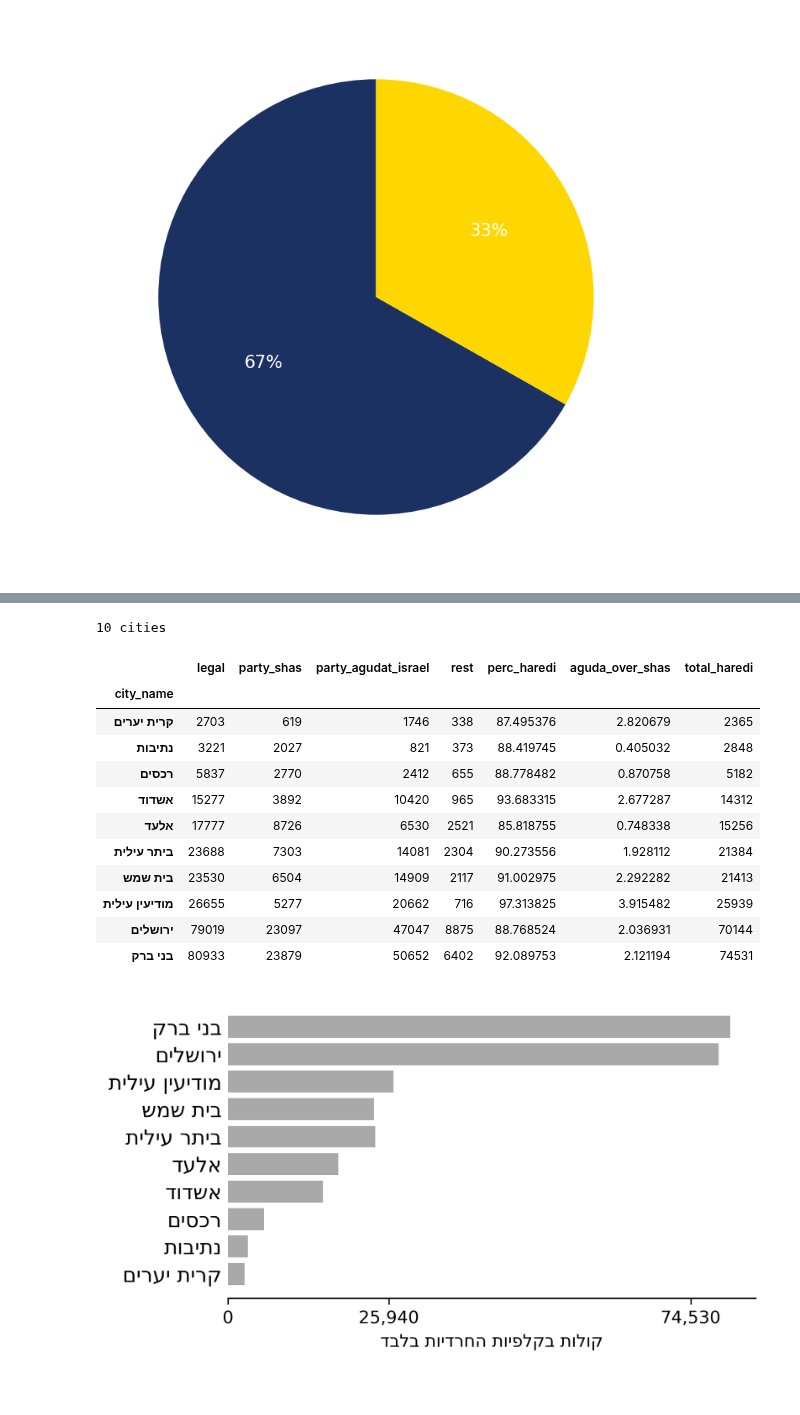
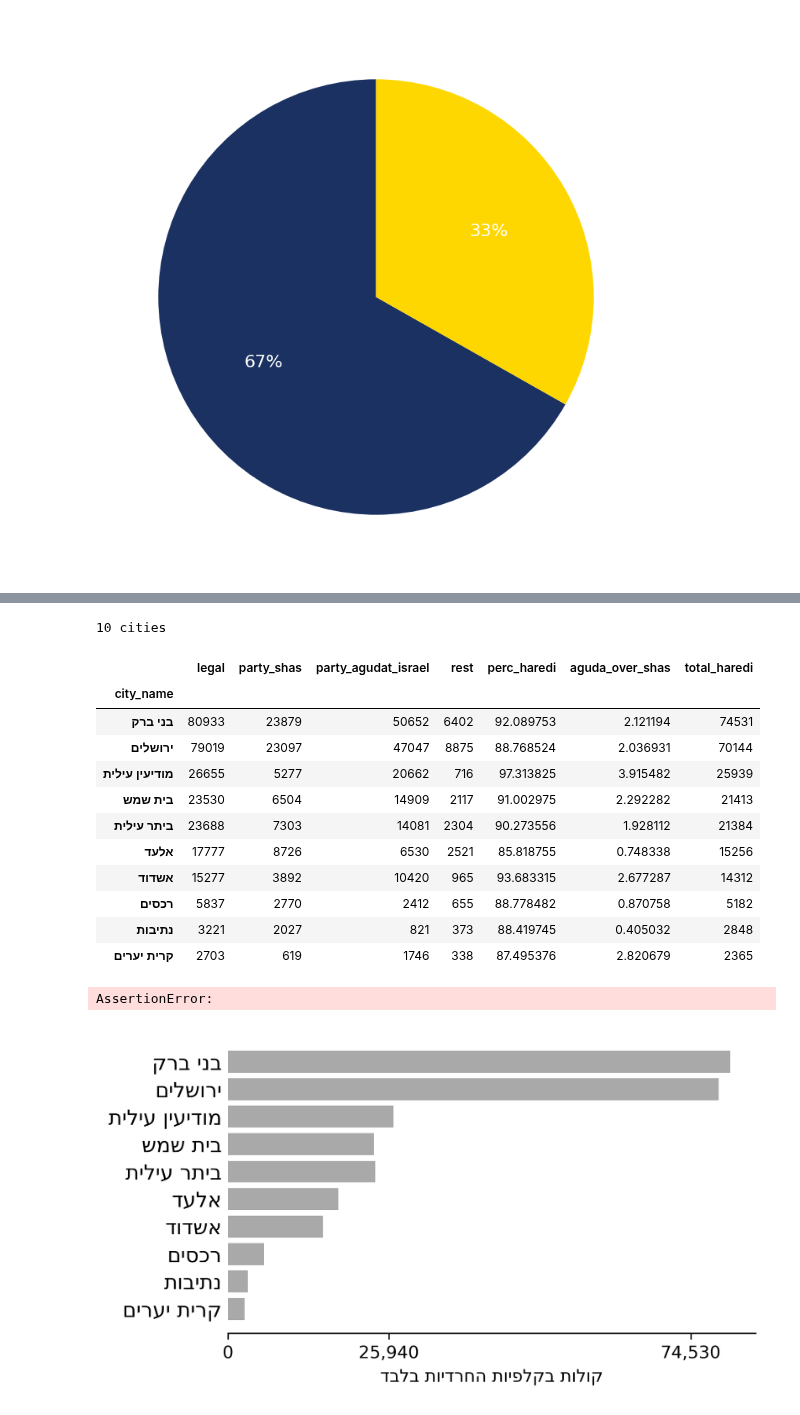
Before and after one commit to bgbg/segregation_paper, a Jupyter notebook: notebooks/presentation.ipynb, the cells around one changed output, grey strips where cells are left out. Saved outputs shown, nothing was run; the diff lists cells and outputs as text; code cells hidden in the pictures.

```diff
--- a/notebooks/presentation.ipynb
+++ b/notebooks/presentation.ipynb
@@ -227,37 +227,41 @@ df_haredi_boxes[df_haredi_boxes.city_name == 'אשדוד'].legal.sum()
 # %%
 df_ratio = df_haredi_boxes[['city_name', 'legal', 'party_shas', 'party_agudat_israel']].copy()
 df_ratio['rest'] = df_haredi_boxes.legal - df_haredi_boxes.party_shas - df_haredi_boxes.party_agudat_israel
 df_ratio = df_ratio.groupby('city_name').agg(sum)
 df_ratio["perc_haredi"] = (
     100
     * (df_ratio.party_agudat_israel + df_ratio.party_shas)
     / (df_ratio.party_agudat_israel + df_ratio.party_shas + df_ratio.rest)
 )
 df_ratio['aguda_over_shas'] = df_ratio.party_agudat_israel / df_ratio.party_shas
 df_ratio = df_ratio.sort_values('legal', ascending=False)
 df_ratio = df_ratio.loc[
     ((df_ratio.party_agudat_israel + df_ratio.party_shas) > 1000) &
     (df_ratio.perc_haredi > 5)
 ]
 df_ratio['total_haredi'] = df_ratio.party_agudat_israel + df_ratio.party_shas
 df_ratio = df_ratio.sort_values('total_haredi', ascending=True).tail(10).copy()
 # df_ratio = df_ratio.loc[df_ratio.total_haredi > 2500].copy()
 print(f'{len(df_ratio)} cities')
-df_ratio
+df_ratio.sort_values('total_haredi', ascending=False)
 # %% [output]
 10 cities
 |  | legal | party_shas | party_agudat_israel | rest | perc_haredi | aguda_over_shas | total_haredi |
 | city_name |  |  |  |  |  |  |  |
+| בני ברק | 80933 | 23879 | 50652 | 6402 | 92.089753 | 2.121194 | 74531 |
+| ירושלים | 79019 | 23097 | 47047 | 8875 | 88.768524 | 2.036931 | 70144 |
+| מודיעין עילית | 26655 | 5277 | 20662 | 716 | 97.313825 | 3.915482 | 25939 |
+| בית שמש | 23530 | 6504 | 14909 | 2117 | 91.002975 | 2.292282 | 21413 |
+| ביתר עילית | 23688 | 7303 | 14081 | 2304 | 90.273556 | 1.928112 | 21384 |
+| אלעד | 17777 | 8726 | 6530 | 2521 | 85.818755 | 0.748338 | 15256 |
+| אשדוד | 15277 | 3892 | 10420 | 965 | 93.683315 | 2.677287 | 14312 |
+| רכסים | 5837 | 2770 | 2412 | 655 | 88.778482 | 0.870758 | 5182 |
+| נתיבות | 3221 | 2027 | 821 | 373 | 88.419745 | 0.405032 | 2848 |
 | קרית יערים | 2703 | 619 | 1746 | 338 | 87.495376 | 2.820679 | 2365 |
-| נתיבות | 3221 | 2027 | 821 | 373 | 88.419745 | 0.405032 | 2848 |
-| רכסים | 5837 | 2770 | 2412 | 655 | 88.778482 | 0.870758 | 5182 |
-| אשדוד | 15277 | 3892 | 10420 | 965 | 93.683315 | 2.677287 | 14312 |
-| אלעד | 17777 | 8726 | 6530 | 2521 | 85.818755 | 0.748338 | 15256 |
-| ביתר עילית | 23688 | 7303 | 14081 | 2304 | 90.273556 | 1.928112 | 21384 |
-| בית שמש | 23530 | 6504 | 14909 | 2117 | 91.002975 | 2.292282 | 21413 |
-| מודיעין עילית | 26655 | 5277 | 20662 | 716 | 97.313825 | 3.915482 | 25939 |
-| ירושלים | 79019 | 23097 | 47047 | 8875 | 88.768524 | 2.036931 | 70144 |
-| בני ברק | 80933 | 23879 | 50652 | 6402 | 92.089753 | 2.121194 | 74531 |
+# %%
+assert 0
+# %% [output]
+AssertionError:
 # %%
 import numpy as np
 import matplotlib.pyplot as plt
```
Also changed, not shown: parts of 3 cells of this notebook, 6 other files.
